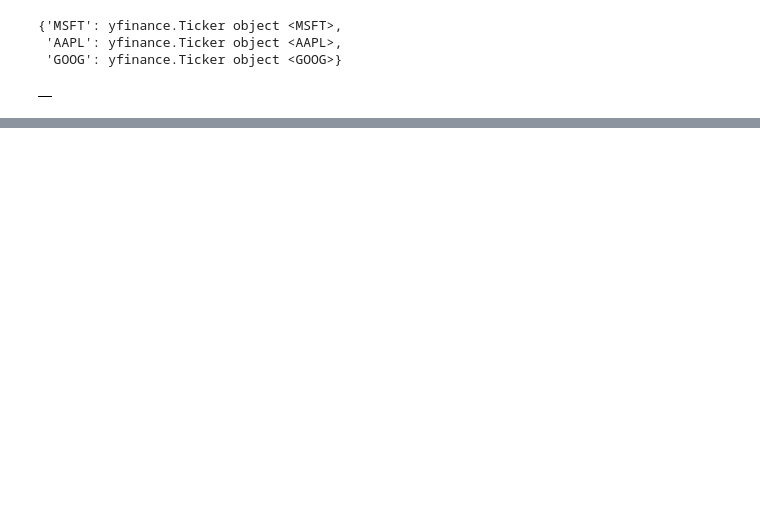
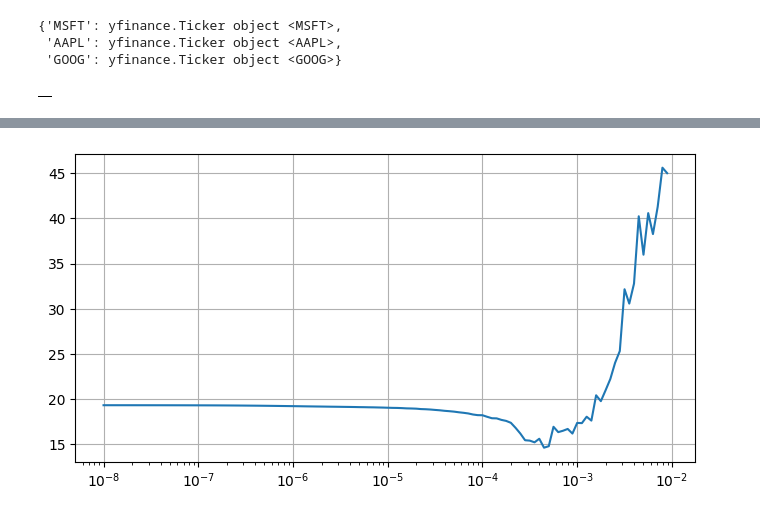
Before and after one commit to ernstBc/yahoo_finance_forecast, a Jupyter notebook: test.ipynb, the cells around one changed output, grey strips where cells are left out. Drawn from its saved outputs; the diff is of its cells as text; code cells hidden in the pictures; blank space fills up the shorter version.

Commit message:
add arima trainer and nn trainer

```diff
--- a/test.ipynb
+++ b/test.ipynb
@@ -122,0 +169,2 @@ pd.DataFrame({})
+# %%
+joinend_data.index=pd.to_datetime(joinend_data.index, format='%Y-%m-%d')
@@ -122,0 +301,20 @@ pd.DataFrame({})
+# %%
+window_size = 30
+batch_size = 128
+shuffle_buffer_size = 1000
+
+
+train_ds = tf.data.Dataset.from_tensor_slices(joinend_data['open_msft'])
+train_ds=train_ds.window(window_size + 1, shift=1, drop_remainder=True)
+train_ds = train_ds.flat_map(lambda window: window.batch(window_size + 1))
+train_ds = train_ds.map(lambda window: (window[:-1], window[-1]))
+train_ds = train_ds.shuffle(shuffle_buffer_size)
+train_ds = train_ds.batch(batch_size).prefetch(1)
+# %%
+model = tf.keras.models.Sequential([
+  tf.keras.layers.Bidirectional(tf.keras.layers.LSTM(64), input_shape=[window_size, 1]),
+  tf.keras.layers.Dense(15, activation = 'relu'),
+  tf.keras.layers.Dense(1),
+])
+
+model.summary()
@@ -122,0 +335,13 @@ pd.DataFrame({})
+# %%
+# Set the learning rate scheduler
+lr_schedule = tf.keras.callbacks.LearningRateScheduler(
+    lambda epoch: 1e-8 * 10**(epoch / 20))
+
+# Initialize the optimizer
+optimizer = tf.keras.optimizers.RMSprop(learning_rate=1e-3)
+
+# Set the training parameters
+model.compile(loss=tf.keras.losses.Huber(), optimizer=optimizer)
+
+# Train the model
+history = model.fit(train_ds, epochs=200, callbacks=[lr_schedule])
@@ -122,0 +373,10 @@ pd.DataFrame({})
+# %%
+# select learning rate
+lrs=1e-8 * 10**(np.arange(200) / 20)
+
+plt.figure(figsize=(8,4))
+plt.semilogx(lrs[:120], history.history['loss'][:120])
+plt.grid(True)
+plt.show()
+# %% [output]
+[figure, added]
```
Also changed, not shown: parts of 27 cells of this notebook, 10 other files.
